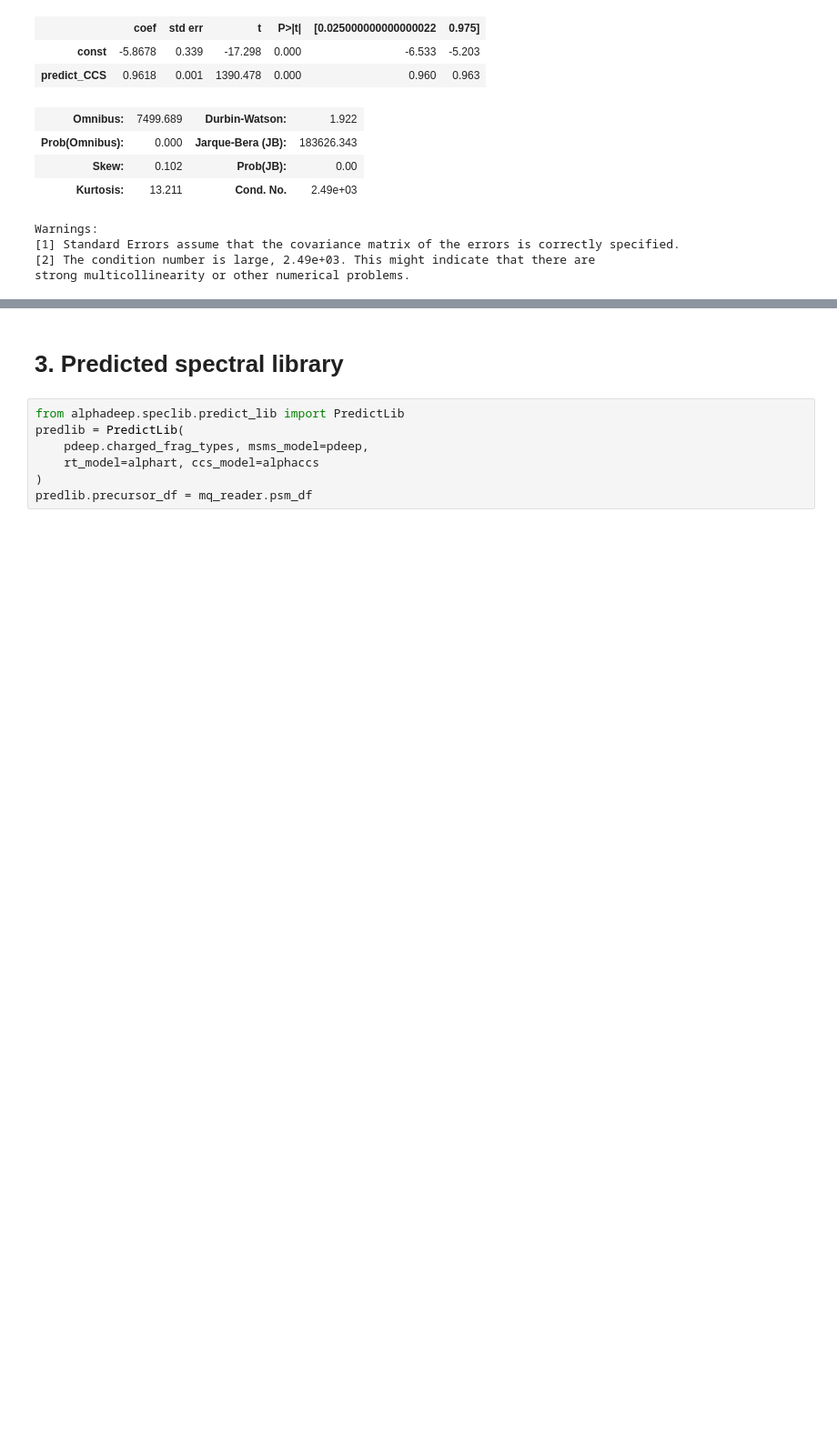
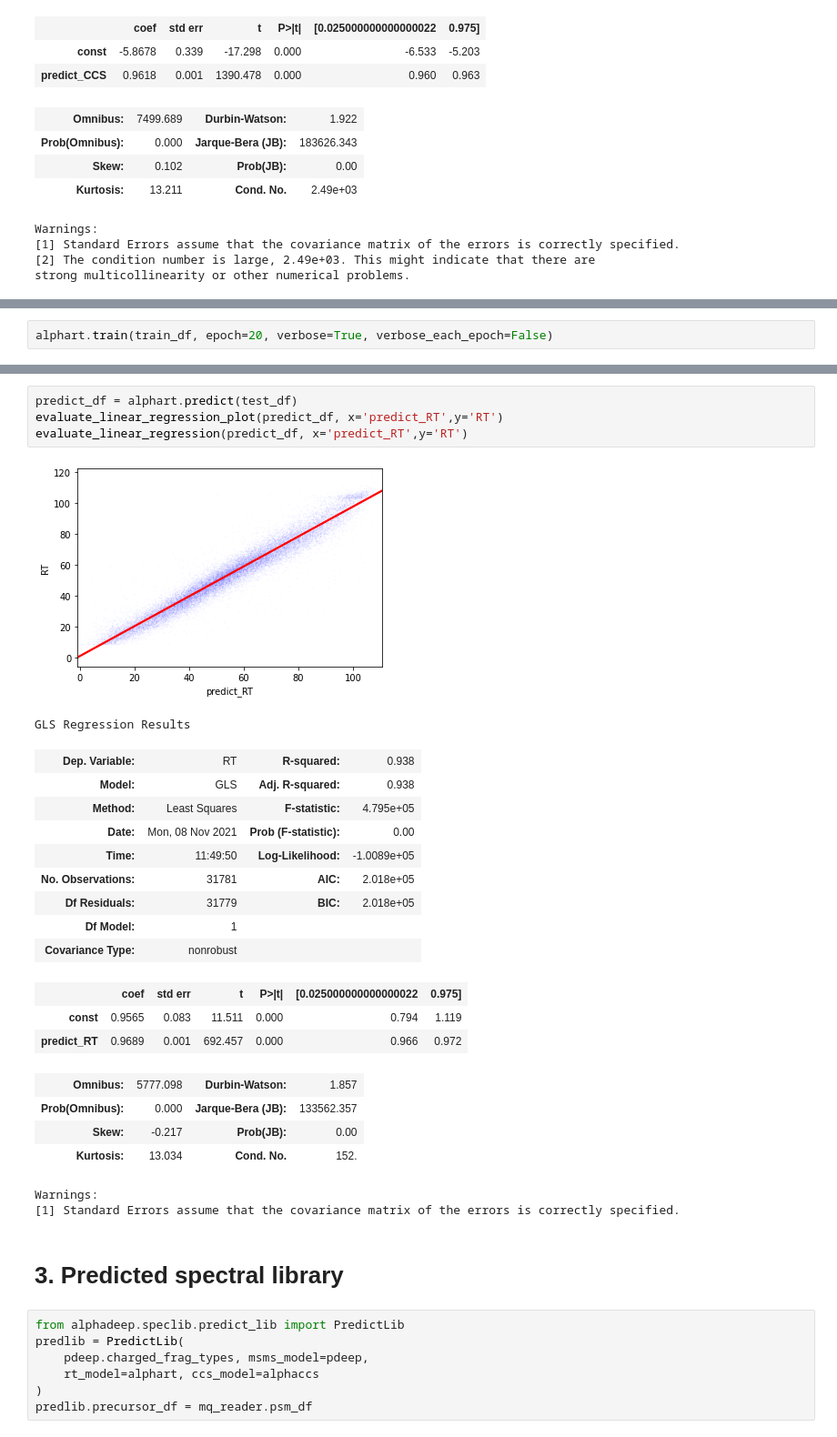
Before and after one commit to MannLabs/alphapeptdeep, a Jupyter notebook: nbs/tutorial.ipynb, the cells around one changed output, grey strips where cells are left out. Shown at 91% size. Saved outputs shown, nothing was run; the diff lists cells and outputs as text; blank space fills up the shorter version.

```diff
--- a/nbs/tutorial.ipynb
+++ b/nbs/tutorial.ipynb
@@ -118,0 +204,2 @@ Warnings:
+# %%
+alphart.train(train_df, epoch=20, verbose=True, verbose_each_epoch=False)
@@ -119,3 +227,28 @@ Warnings:
+# %%
+predict_df = alphart.predict(test_df)
+evaluate_linear_regression_plot(predict_df, x='predict_RT',y='RT')
+evaluate_linear_regression(predict_df, x='predict_RT',y='RT')
+# %% [output]
+[figure, added]
+GLS Regression Results
+| Dep. Variable: | RT | R-squared: | 0.938 |
+| Model: | GLS | Adj. R-squared: | 0.938 |
+| Method: | Least Squares | F-statistic: | 4.795e+05 |
+| Date: | Mon, 08 Nov 2021 | Prob (F-statistic): | 0.00 |
+| Time: | 11:49:50 | Log-Likelihood: | -1.0089e+05 |
+| No. Observations: | 31781 | AIC: | 2.018e+05 |
+| Df Residuals: | 31779 | BIC: | 2.018e+05 |
+| Df Model: | 1 |  |  |
+| Covariance Type: | nonrobust |  |  |
+|  | coef | std err | t | P>|t| | [0.025000000000000022 | 0.975] |
+| const | 0.9565 | 0.083 | 11.511 | 0.000 | 0.794 | 1.119 |
+| predict_RT | 0.9689 | 0.001 | 692.457 | 0.000 | 0.966 | 0.972 |
+| Omnibus: | 5777.098 | Durbin-Watson: | 1.857 |
+| Prob(Omnibus): | 0.000 | Jarque-Bera (JB): | 133562.357 |
+| Skew: | -0.217 | Prob(JB): | 0.00 |
+| Kurtosis: | 13.034 | Cond. No. | 152. |
+Warnings:
+[1] Standard Errors assume that the covariance matrix of the errors is correctly specified.
 # %% [markdown]
 # 3. Predicted spectral library
 # %%
```
Also changed, not shown: parts of 10 cells of this notebook, 10 other files.
